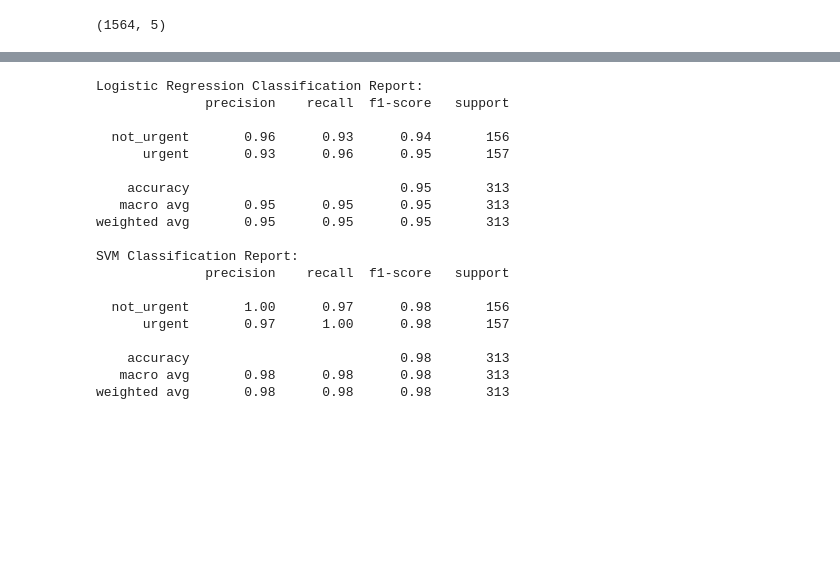
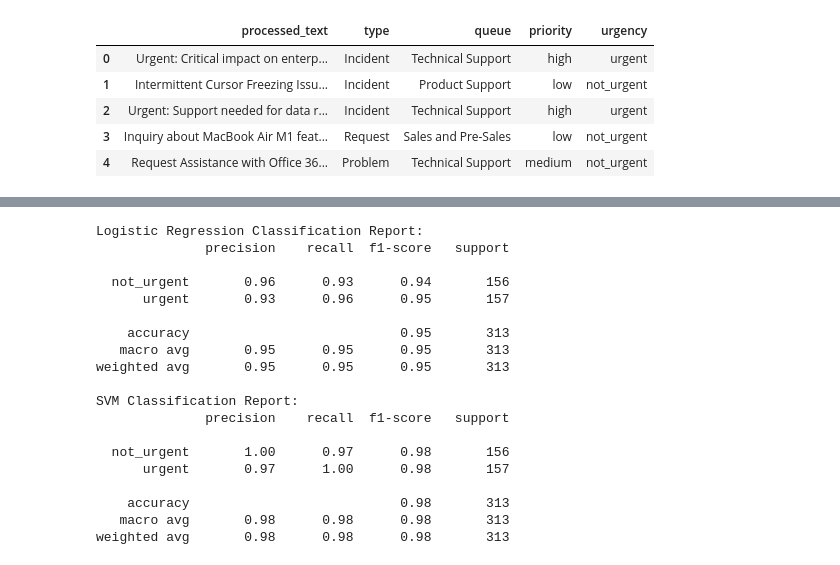
Before and after one commit to Kripa8702/Text-Classifier---Urgent-vs.-No-Urgent, a Jupyter notebook: bert.ipynb, the cells around one changed output, grey strips where cells are left out. Saved outputs shown, nothing was run; the diff lists cells and outputs as text; code cells hidden in the pictures; blank space fills up the shorter version.

```diff
--- a/bert.ipynb
+++ b/bert.ipynb
@@ -7,6 +6,11 @@ from sklearn.metrics import silhouette_score
 import matplotlib.pyplot as plt
 # %%
 df = pd.read_csv('csv/processed_tickets_en.csv')
-df.shape
+df.head()
 # %% [output]
-(1564, 5)
+|  | processed_text | type | queue | priority | urgency |
+| 0 | Urgent: Critical impact on enterp... | Incident | Technical Support | high | urgent |
+| 1 | Intermittent Cursor Freezing Issu... | Incident | Product Support | low | not_urgent |
+| 2 | Urgent: Support needed for data r... | Incident | Technical Support | high | urgent |
+| 3 | Inquiry about MacBook Air M1 feat... | Request | Sales and Pre-Sales | low | not_urgent |
+| 4 | Request Assistance with Office 36... | Problem | Technical Support | medium | not_urgent |
```
Also changed, not shown: parts of 7 cells of this notebook, 2 other files.
